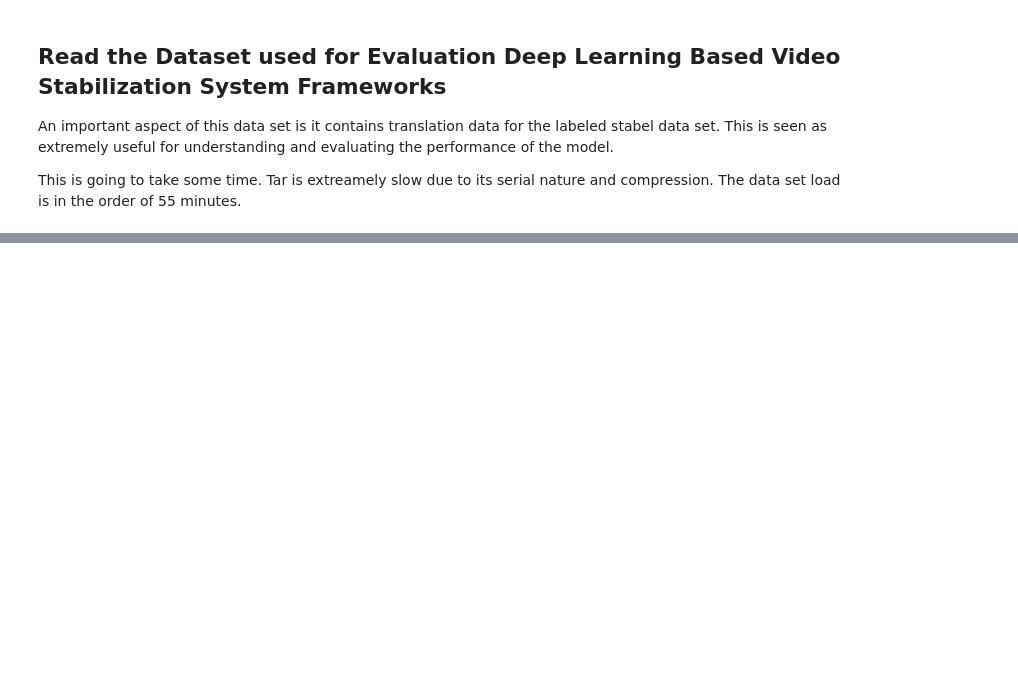
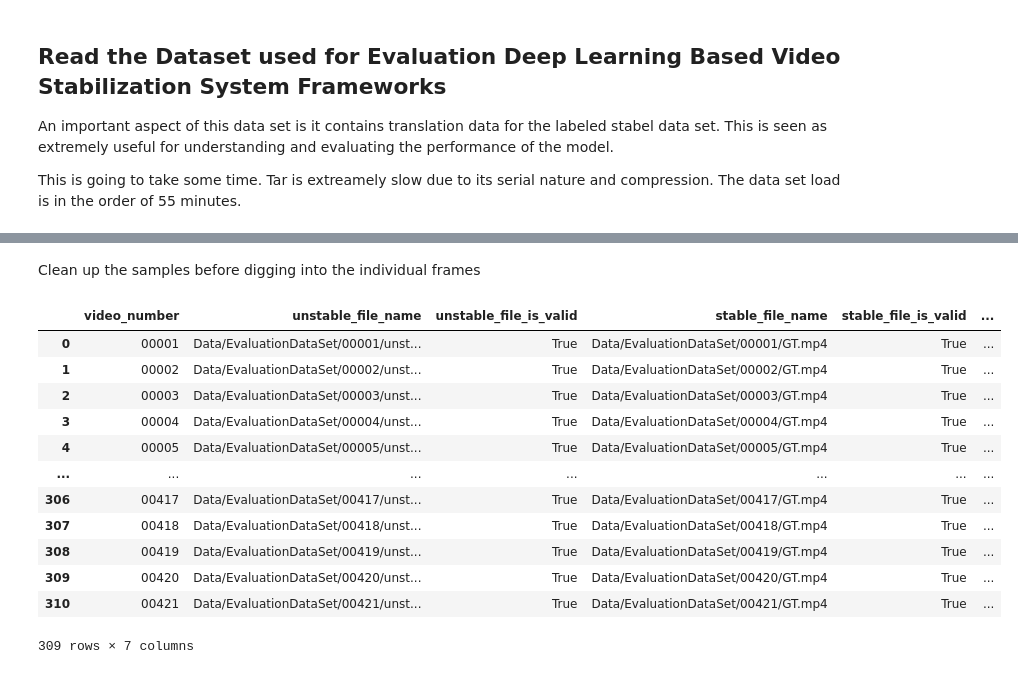
Before and after one commit to mgrandau/hand-tracking-stabilization, a Jupyter notebook: data-wrangling-exploration.ipynb, the cells around one changed output, grey strips where cells are left out. Saved outputs shown, nothing was run; the diff lists cells and outputs as text; code cells hidden in the pictures; blank space fills up the shorter version.

```diff
--- a/data-wrangling-exploration.ipynb
+++ b/data-wrangling-exploration.ipynb
@@ -152,0 +247,19 @@ Wall time: 53min 23s
+# %% [markdown]
+Clean up the samples before digging into the individual frames
+# %%
+good_samples = df[(df['unstable_file_is_valid']) & (df['stable_file_is_valid']) ]
+good_samples
+# %% [output]
+|  | video_number | unstable_file_name | unstable_file_is_valid | stable_file_name | stable_file_is_valid | ... |
+| 0 | 00001 | Data/EvaluationDataSet/00001/unst... | True | Data/EvaluationDataSet/00001/GT.mp4 | True | ... |
+| 1 | 00002 | Data/EvaluationDataSet/00002/unst... | True | Data/EvaluationDataSet/00002/GT.mp4 | True | ... |
+| 2 | 00003 | Data/EvaluationDataSet/00003/unst... | True | Data/EvaluationDataSet/00003/GT.mp4 | True | ... |
+| 3 | 00004 | Data/EvaluationDataSet/00004/unst... | True | Data/EvaluationDataSet/00004/GT.mp4 | True | ... |
+| 4 | 00005 | Data/EvaluationDataSet/00005/unst... | True | Data/EvaluationDataSet/00005/GT.mp4 | True | ... |
+| ... | ... | ... | ... | ... | ... | ... |
+| 306 | 00417 | Data/EvaluationDataSet/00417/unst... | True | Data/EvaluationDataSet/00417/GT.mp4 | True | ... |
+| 307 | 00418 | Data/EvaluationDataSet/00418/unst... | True | Data/EvaluationDataSet/00418/GT.mp4 | True | ... |
+| 308 | 00419 | Data/EvaluationDataSet/00419/unst... | True | Data/EvaluationDataSet/00419/GT.mp4 | True | ... |
+| 309 | 00420 | Data/EvaluationDataSet/00420/unst... | True | Data/EvaluationDataSet/00420/GT.mp4 | True | ... |
+| 310 | 00421 | Data/EvaluationDataSet/00421/unst... | True | Data/EvaluationDataSet/00421/GT.mp4 | True | ... |
+309 rows × 7 columns
```
Also changed, not shown: parts of 15 cells of this notebook.
